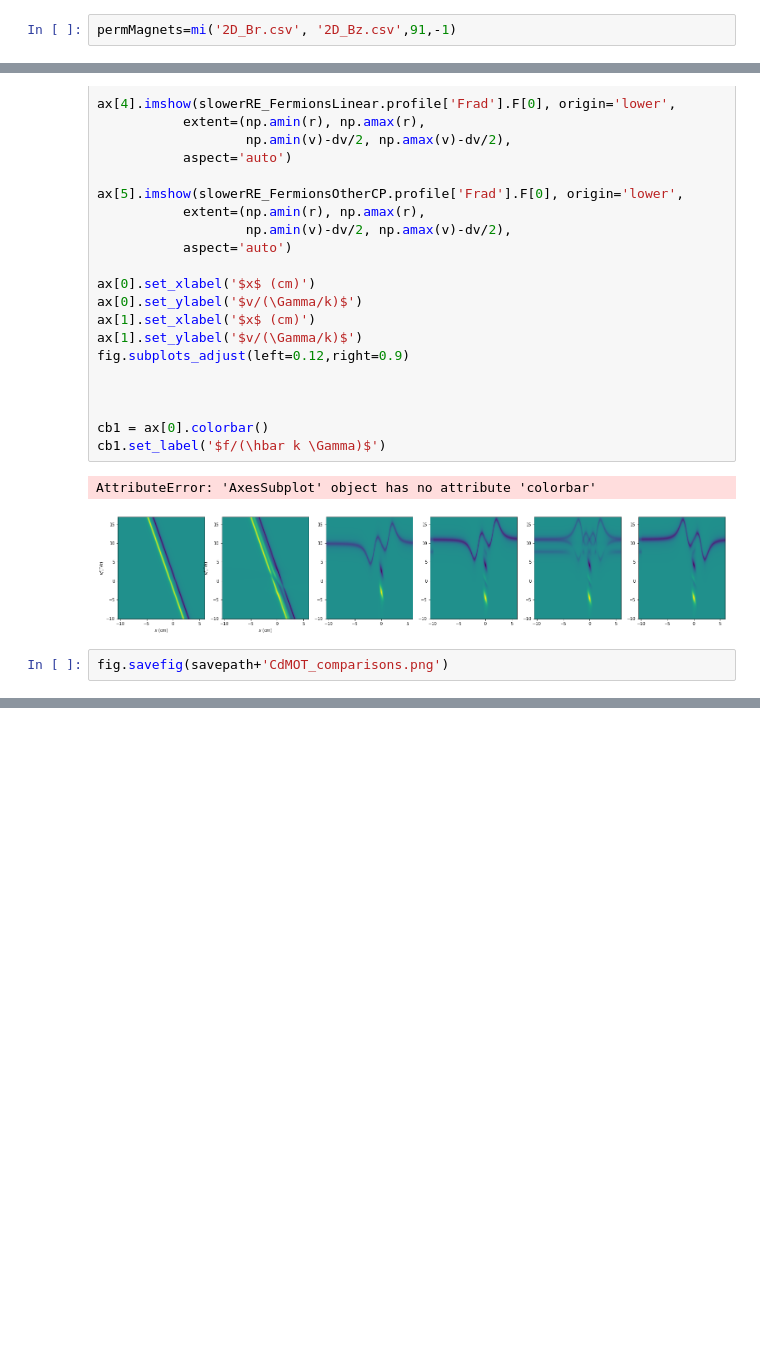
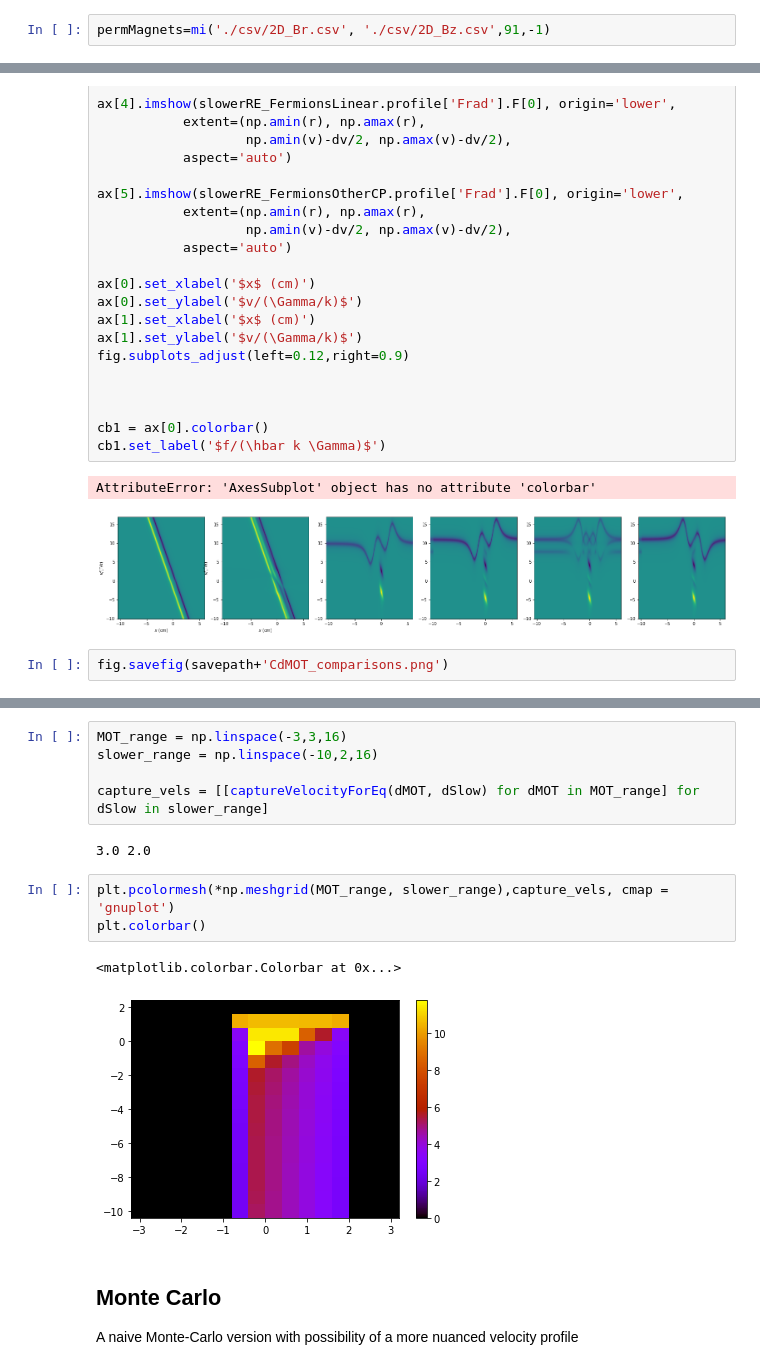
Before and after one commit to UVQuanT-Ultracold-AlF/Cd-MOT, a Jupyter notebook: Cd_MOT.ipynb, the cells around one changed output, grey strips where cells are left out. Saved outputs shown, nothing was run; the diff lists cells and outputs as text; blank space fills up the shorter version.

```diff
--- a/Cd_MOT.ipynb
+++ b/Cd_MOT.ipynb
@@ -525,7 +546,7 @@ fig.subplots_adjust(left=0.12,right=0.9)
 # %% [markdown]
 ## Permanent magnets
 # %%
-permMagnets=mi('2D_Br.csv', '2D_Bz.csv',91,-1)
+permMagnets=mi('./csv/2D_Br.csv', './csv/2D_Bz.csv',91,-1)
 # %%
 permMagnetsPylcp = pylcp.magField(permMagnets.fieldCartesian)
 # %%
@@ -1058,0 +1135,16 @@ fig.savefig(savepath+'CdMOT_comparisons.png')
+# %%
+MOT_range = np.linspace(-3,3,16)
+slower_range = np.linspace(-10,2,16)
+
+capture_vels = [[captureVelocityForEq(dMOT, dSlow) for dMOT in MOT_range] for dSlow in slower_range]
+# %% [output]
+3.0 2.0
+# %%
+plt.pcolormesh(*np.meshgrid(MOT_range, slower_range),capture_vels, cmap = 'gnuplot')
+plt.colorbar()
+# %% [output]
+<matplotlib.colorbar.Colorbar at 0x...>
+[figure, added]
+# %% [markdown]
+## Monte Carlo
+A naive Monte-Carlo version with possibility of a more nuanced velocity profile
```
Also changed, not shown: parts of 33 cells of this notebook, 6 other files.
